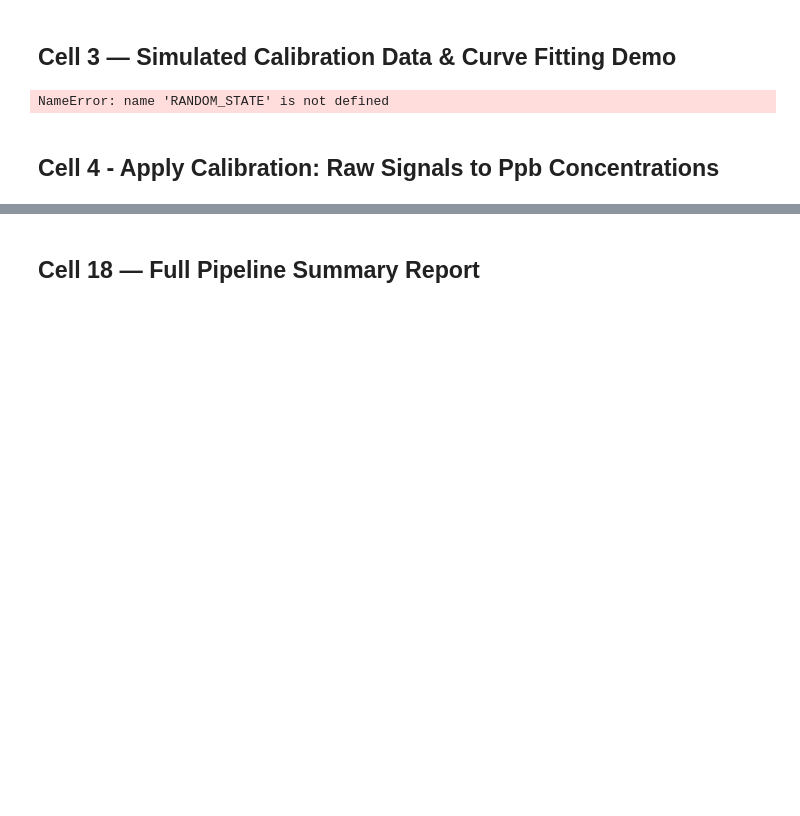
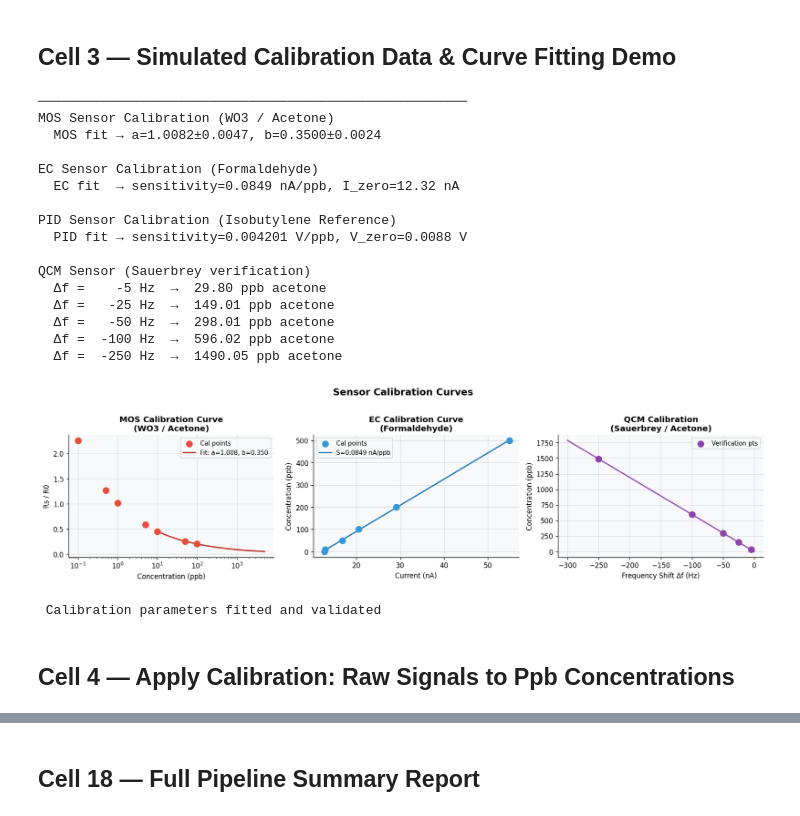
Before and after one commit to Varutieru/VOC-Lung-Cancer, a Jupyter notebook: VOC_LC_Training.ipynb, the cells around one changed output, grey strips where cells are left out. Saved outputs shown, nothing was run; the diff lists cells and outputs as text; code cells hidden in the pictures; blank space fills up the shorter version.

Commit message:
Fixed all cells

```diff
--- a/VOC_LC_Training.ipynb
+++ b/VOC_LC_Training.ipynb
@@ -87,7 +80,7 @@ numpy: 1.26.4, pandas: 3.0.2
 # Rs/R0 = a · C^(-b)  →  C = (Rs/R0 / a)^(-1/b)
 
 def mos_model(C, a, b):
-    return a & np.power(C, -b)
+    return a * np.power(C, -b)
 
 def calibrate_mos(known_ppb, measured_Rs_R0):
     popt, pcov = curve_fit(
@@ -164,7 +157,7 @@ QCM_CONSTANTS = {
     'rho_q':   2650,     # kg/m³, quartz density
     'mu_q':    2.947e10, # Pa, quartz shear modulus
     'V_cell':  50e-6,    # m³, sensor cell volume
-    'T_K':     298,      # K, temperature (25°C)
+    'T_K':     310,      # K, temperature (37°C)
     'P_Pa':    101325,   # Pa, atmospheric pressure
     'R_gas':   8.314,    # J/(mol·K)
 }
@@ -241,7 +234,7 @@ np.random.seed(RANDOM_STATE)
 # 3A. MOS Calibration Example
 print('─' * 55)
 print('MOS Sensor Calibration (WO3 / Acetone)')
-mos_cal_ppb   = np.array([10, 50, 100, 500, 1000, 2000, 5000])
+mos_cal_ppb   = np.array([0.1, 0.5, 1, 5, 10, 50, 100])
 true_a, true_b = 1.0, 0.35
 mos_cal_Rs_R0 = mos_model(mos_cal_ppb, true_a, true_b) * (1 + 0.02 * np.random.randn(len(mos_cal_ppb)))
 mos_params = calibrate_mos(mos_cal_ppb, mos_cal_Rs_R0)
@@ -279,36 +272,53 @@ axes[0].set_title('MOS Calibration Curve\n(WO3 / Acetone)', fontweight='bold')
 axes[0].set_xscale('log')
 axes[0].legend(fontsize=9)
 
 # EC
 I_range = np.linspace(12, 60, 200)
 axes[1].scatter(ec_cal_nA, ec_cal_ppb, color='#3498db', s=80, zorder=5, label='Cal points')
 axes[1].plot(ec_params['sensitivity'] * np.array(ec_cal_ppb) + ec_params['I_zero'],
              ec_cal_ppb, color='#2980b9', linewidth=2,
              label=f"S={ec_params['sensitivity']:.4f} nA/ppb")
 axes[1].set_xlabel('Current (nA)')
 axes[1].set_ylabel('Concentration (ppb)')
 axes[1].set_title('EC Calibration Curve\n(Formaldehyde)', fontweight='bold')
 axes[1].legend(fontsize=9)
 
 # QCM
 df_range = np.linspace(-300, 0, 200)
 axes[2].plot(df_range, qcm_to_ppb(df_range, compound='acetone'),
              color='#9b59b6', linewidth=2)
 axes[2].scatter(test_delta_f, qcm_ppb_out, color='#8e44ad', s=80, zorder=5, label='Verification pts')
 axes[2].set_xlabel('Frequency Shift Δf (Hz)')
 axes[2].set_ylabel('Concentration (ppb)')
 axes[2].set_title('QCM Calibration\n(Sauerbrey / Acetone)', fontweight='bold')
 axes[2].legend(fontsize=9)
 
 plt.suptitle('Sensor Calibration Curves', fontsize=14, fontweight='bold', y=1.02)
 plt.tight_layout()
 plt.savefig('calibration_curves.png', dpi=150, bbox_inches='tight')
 plt.show()
 print('\n Calibration parameters fitted and validated')
 # %% [output]
-NameError: name 'RANDOM_STATE' is not defined
+───────────────────────────────────────────────────────
+MOS Sensor Calibration (WO3 / Acetone)
+  MOS fit → a=1.0082±0.0047, b=0.3500±0.0024
+
+EC Sensor Calibration (Formaldehyde)
+  EC fit  → sensitivity=0.0849 nA/ppb, I_zero=12.32 nA
+
+PID Sensor Calibration (Isobutylene Reference)
+  PID fit → sensitivity=0.004201 V/ppb, V_zero=0.0088 V
+
+QCM Sensor (Sauerbrey verification)
+  Δf =    -5 Hz  →  29.80 ppb acetone
+  Δf =   -25 Hz  →  149.01 ppb acetone
+  Δf =   -50 Hz  →  298.01 ppb acetone
+  Δf =  -100 Hz  →  596.02 ppb acetone
+  Δf =  -250 Hz  →  1490.05 ppb acetone
+[figure, added]
+ Calibration parameters fitted and validated
 # %% [markdown]
-## Cell 4 - Apply Calibration: Raw Signals to Ppb Concentrations
+## Cell 4 — Apply Calibration: Raw Signals to Ppb Concentrations
 # %%
 # In real deployment: replace simulate_* functions with your
 # actual STM32H7 ADC data acquisition output.
```
Also changed, not shown: parts of 29 cells of this notebook, 16 other files.
